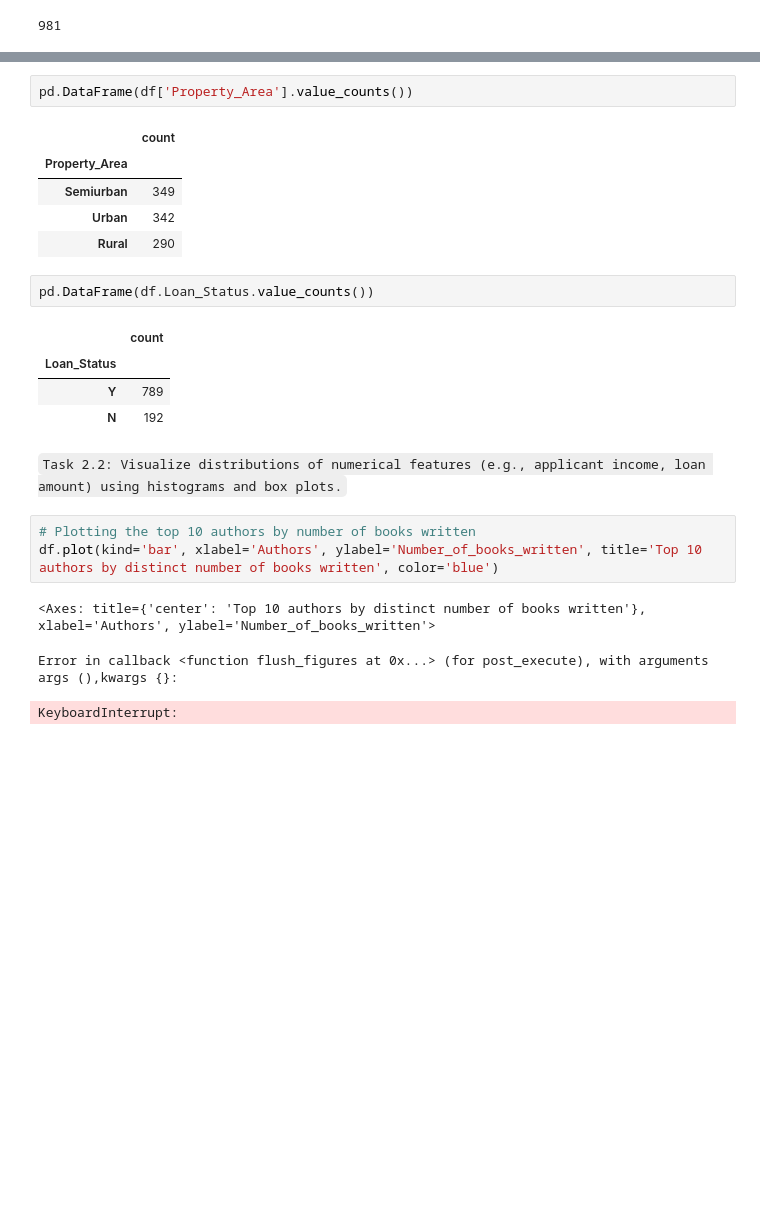
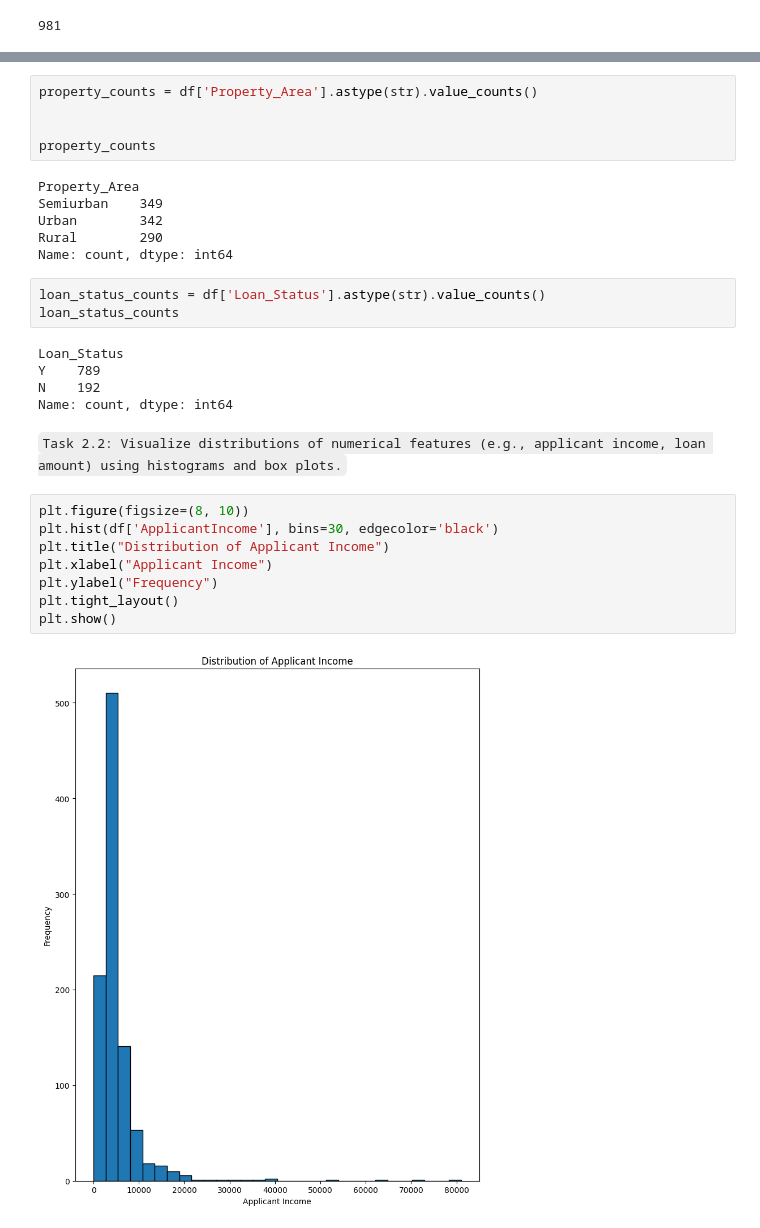
Before and after one commit to RIDOX-AIeNG/BACKEND-AI, a Jupyter notebook: TASK FOLDER/Task25.ipynb, the cells around one changed output, grey strips where cells are left out. Cells and saved outputs as stored; diff of their text form; blank space fills up the shorter version.

```diff
--- a/TASK FOLDER/Task25.ipynb
+++ b/TASK FOLDER/Task25.ipynb
@@ -250,24 +265,31 @@ pd.DataFrame(df['Education'].value_counts())
 # %%
-pd.DataFrame(df['Property_Area'].value_counts())
+property_counts = df['Property_Area'].astype(str).value_counts()
+
+
+property_counts
 # %% [output]
-|  | count |
-| Property_Area |  |
-| Semiurban | 349 |
-| Urban | 342 |
-| Rural | 290 |
+Property_Area
+Semiurban    349
+Urban        342
+Rural        290
+Name: count, dtype: int64
 # %%
-pd.DataFrame(df.Loan_Status.value_counts())
+loan_status_counts = df['Loan_Status'].astype(str).value_counts()
+loan_status_counts
 # %% [output]
-|  | count |
-| Loan_Status |  |
-| Y | 789 |
-| N | 192 |
+Loan_Status
+Y    789
+N    192
+Name: count, dtype: int64
 # %% [markdown]
 `Task 2.2: Visualize distributions of numerical features (e.g., applicant income, loan amount) using histograms and box plots.`
-# %%
-# Plotting the top 10 authors by number of books written
-df.plot(kind='bar', xlabel='Authors', ylabel='Number_of_books_written', title='Top 10 authors by distinct number of books written', color='blue')
-# %% [output]
-<Axes: title={'center': 'Top 10 authors by distinct number of books written'}, xlabel='Authors', ylabel='Number_of_books_written'>
-Error in callback <function flush_figures at 0x...> (for post_execute), with arguments args (),kwargs {}:
-KeyboardInterrupt:
+# %%
+plt.figure(figsize=(8, 10))
+plt.hist(df['ApplicantIncome'], bins=30, edgecolor='black')
+plt.title("Distribution of Applicant Income")
+plt.xlabel("Applicant Income")
+plt.ylabel("Frequency")
+plt.tight_layout()
+plt.show()
+# %% [output]
+[figure, added]
```
Also changed, not shown: parts of 14 cells of this notebook.
